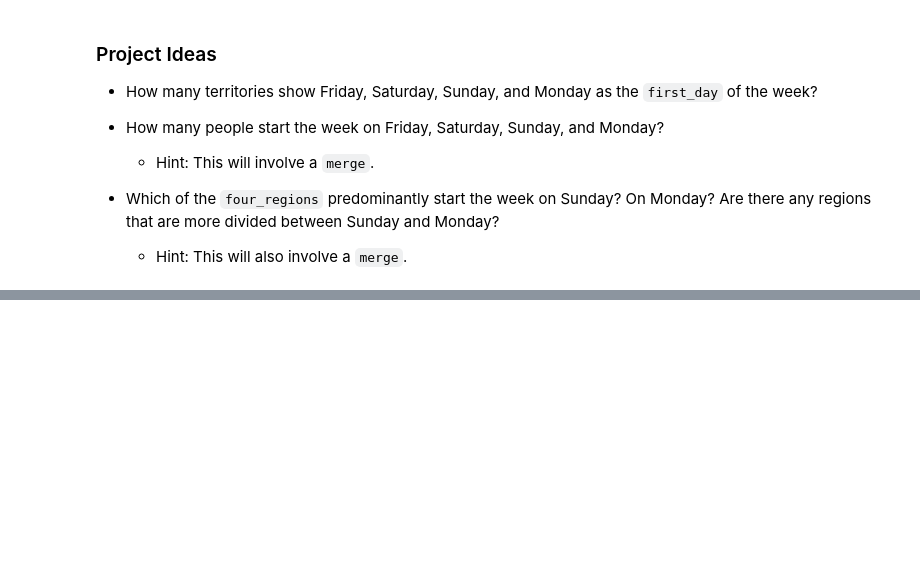
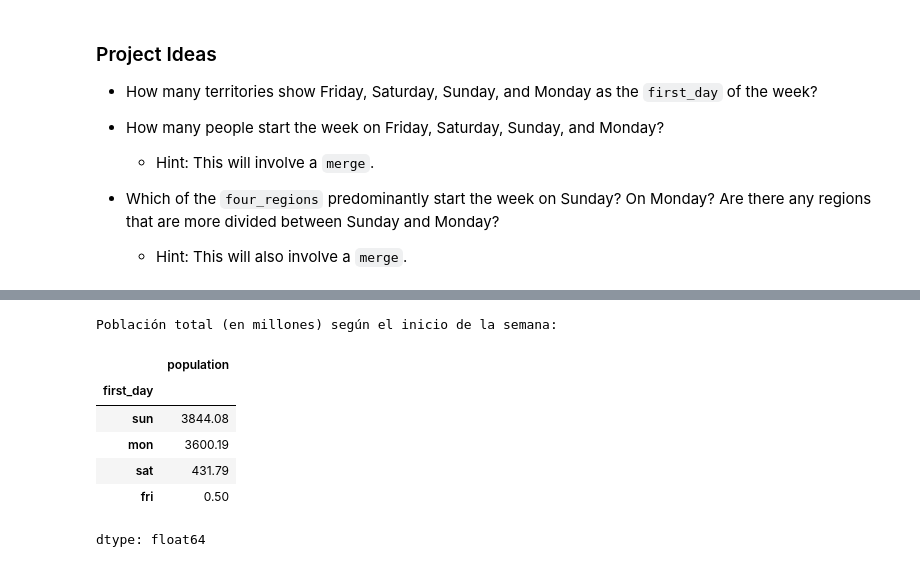
Before and after one commit to m00n07/mineria_de_datos, a Jupyter notebook: first_day_of_week.ipynb, the cells around one changed output, grey strips where cells are left out. Saved outputs shown, nothing was run; the diff lists cells and outputs as text; code cells hidden in the pictures; blank space fills up the shorter version.

```diff
--- a/first_day_of_week.ipynb
+++ b/first_day_of_week.ipynb
@@ -69,0 +79,19 @@ regions.head()
+# %%
+# How many people start the week on Friday, Saturday, Sunday, and Monday?
+# 1. Unimos los datos de días con la población
+df_pop_dia = df.merge(pop, on='alpha3', how='inner')
+
+# 2. Sumamos la población (que está en millones) agrupando por el día
+poblacion_por_dia = df_pop_dia.groupby('first_day')['population'].sum().sort_values(ascending=False)
+
+print("Población total (en millones) según el inicio de la semana:")
+display(poblacion_por_dia)
+# %% [output]
+Población total (en millones) según el inicio de la semana:
+|  | population |
+| first_day |  |
+| sun | 3844.08 |
+| mon | 3600.19 |
+| sat | 431.79 |
+| fri | 0.50 |
+dtype: float64
```
Also changed, not shown: parts of 4 cells of this notebook.
